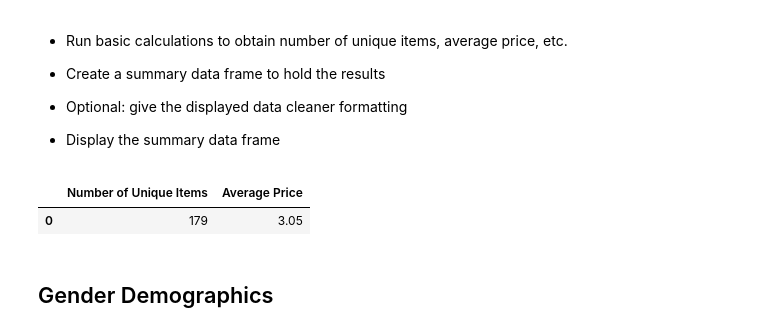
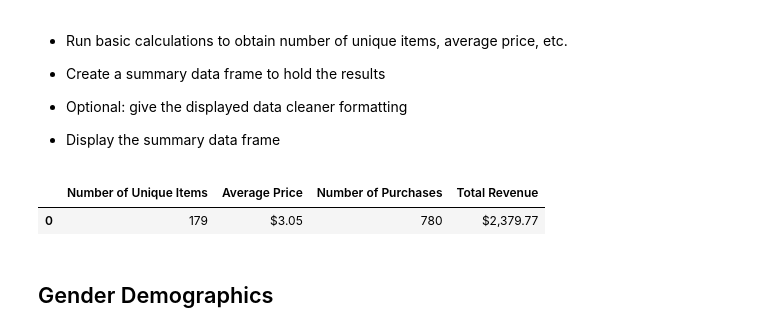
Before and after one commit to taftap8/pandas_challenge, a Jupyter notebook: HeroesOfPymoli_starter.ipynb, the cells around one changed output. Saved outputs shown, nothing was run; the diff lists cells and outputs as text; code cells hidden in the pictures.

```diff
--- a/HeroesOfPymoli_starter.ipynb
+++ b/HeroesOfPymoli_starter.ipynb
@@ -57,17 +49,26 @@ Players.head(1)
 # %%
 #calculate new values
 UniqueItems = len(purchase_data_df["Item Name"].unique())
-#print(UniqueItems)
-Average = round((purchase_data_df["Price"].mean()),2)
-#print(Average)
+#average price
+AveragePrice = round((purchase_data_df["Price"].mean()),2)
+#count number of purchases
+TotalPurchases = purchase_data_df["Purchase ID"].count()
+#sum revenue
+Revenue = purchase_data_df["Price"].sum()
+
+
 #insert into dictionary
-analysis_dict = [{"Number of Unique Items":UniqueItems, "Average Price":Average}]
+analysis_dict = [{"Number of Unique Items":UniqueItems, "Average Price":AveragePrice, "Number of Purchases": TotalPurchases, "Total Revenue": Revenue} ]
+purchasing_analysis_df = pd.DataFrame(analysis_dict)
 
-purchasing_analysis_df = pd.DataFrame(analysis_dict)
-purchasing_analysis_df.head()
+#format Price and Revenue field
+purchasing_analysis_df["Average Price"] = purchasing_analysis_df["Average Price"].map("${:,}".format)
+purchasing_analysis_df["Total Revenue"] = purchasing_analysis_df["Total Revenue"].map("${:,}".format)
+#reorder columns
+purchasing_analysis_df
 # %% [output]
-|  | Number of Unique Items | Average Price |
-| 0 | 179 | 3.05 |
+|  | Number of Unique Items | Average Price | Number of Purchases | Total Revenue |
+| 0 | 179 | $3.05 | 780 | $2,379.77 |
 # %% [markdown]
 ## Gender Demographics
 # %% [markdown]
```
Also changed, not shown: parts of 8 cells of this notebook.
